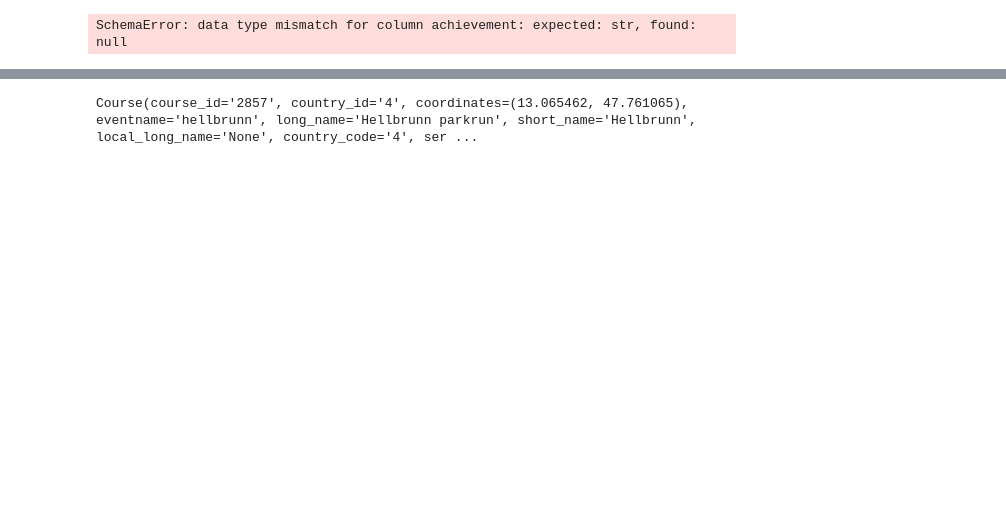
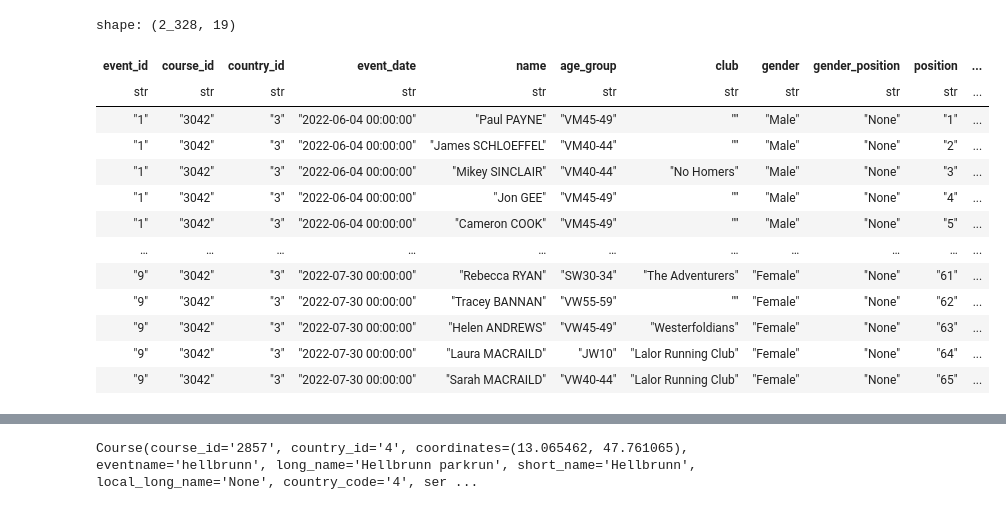
Before and after one commit to discreteds/parkrun-scraper-sdk, a Jupyter notebook: notebooks/setup.ipynb, the cells around one changed output, grey strips where cells are left out. Drawn from its saved outputs; the diff is of its cells as text; code cells hidden in the pictures; blank space fills up the shorter version.

```diff
--- a/notebooks/setup.ipynb
+++ b/notebooks/setup.ipynb
@@ -692,12 +693,25 @@ ValueError: min() arg is an empty sequence
 # %%
 import polars as pl
-res = ( polars.scan_parquet("/home/nathanielramm/parkrun_data/results/country_id=4/course_id=2857/results_2857_*.parquet")
+res = ( polars.scan_parquet("/home/nathanielramm/parkrun_data/results/country_id=*/course_id=3042/results_*.parquet")
         # .filter(pl.col("age_grade") > "80.00" )
 )
 
 res.collect()#['event_id']
 # %% [output]
-SchemaError: data type mismatch for column achievement: expected: str, found: null
+shape: (2_328, 19)
+| event_id | course_id | country_id | event_date | name | age_group | club | gender | gender_position | position | ... |
+| str | str | str | str | str | str | str | str | str | str | ... |
+| "1" | "3042" | "3" | "2022-06-04 00:00:00" | "Paul PAYNE" | "VM45-49" | "" | "Male" | "None" | "1" | ... |
+| "1" | "3042" | "3" | "2022-06-04 00:00:00" | "James SCHLOEFFEL" | "VM40-44" | "" | "Male" | "None" | "2" | ... |
+| "1" | "3042" | "3" | "2022-06-04 00:00:00" | "Mikey SINCLAIR" | "VM40-44" | "No Homers" | "Male" | "None" | "3" | ... |
+| "1" | "3042" | "3" | "2022-06-04 00:00:00" | "Jon GEE" | "VM45-49" | "" | "Male" | "None" | "4" | ... |
+| "1" | "3042" | "3" | "2022-06-04 00:00:00" | "Cameron COOK" | "VM45-49" | "" | "Male" | "None" | "5" | ... |
+| … | … | … | … | … | … | … | … | … | … | ... |
+| "9" | "3042" | "3" | "2022-07-30 00:00:00" | "Rebecca RYAN" | "SW30-34" | "The Adventurers" | "Female" | "None" | "61" | ... |
+| "9" | "3042" | "3" | "2022-07-30 00:00:00" | "Tracey BANNAN" | "VW55-59" | "" | "Female" | "None" | "62" | ... |
+| "9" | "3042" | "3" | "2022-07-30 00:00:00" | "Helen ANDREWS" | "VW45-49" | "Westerfoldians" | "Female" | "None" | "63" | ... |
+| "9" | "3042" | "3" | "2022-07-30 00:00:00" | "Laura MACRAILD" | "JW10" | "Lalor Running Club" | "Female" | "None" | "64" | ... |
+| "9" | "3042" | "3" | "2022-07-30 00:00:00" | "Sarah MACRAILD" | "VW40-44" | "Lalor Running Club" | "Female" | "None" | "65" | ... |
 # %%
 processing_date = "2024-09-12"
 orchestrator = ParkrunDataExtractionOrchestrator(processing_date)
```
Also changed, not shown: parts of 8 cells of this notebook, 7 other files.
